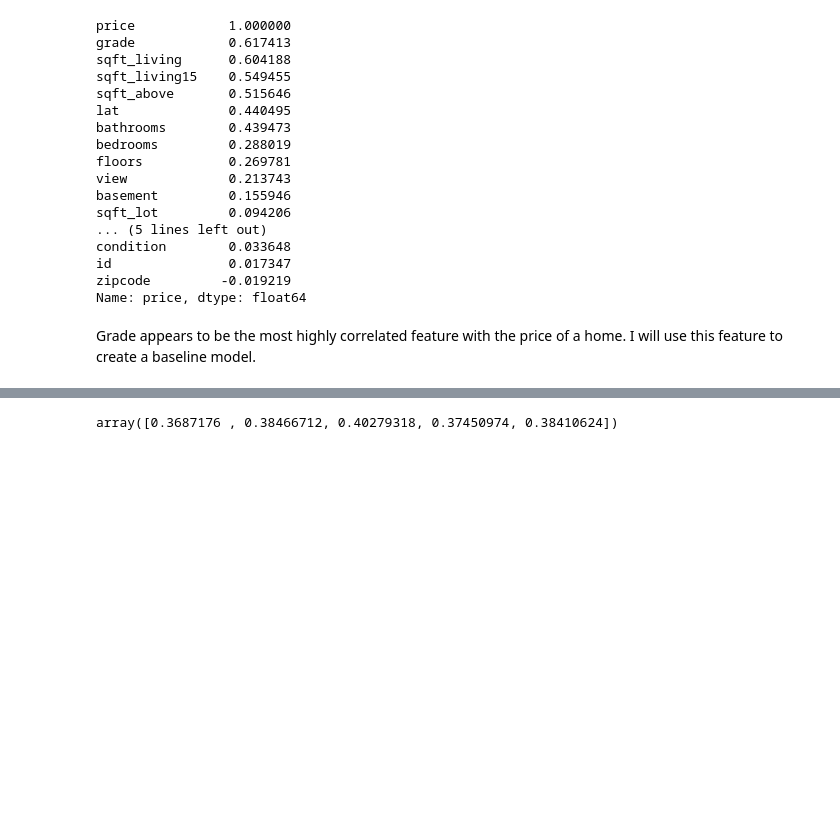
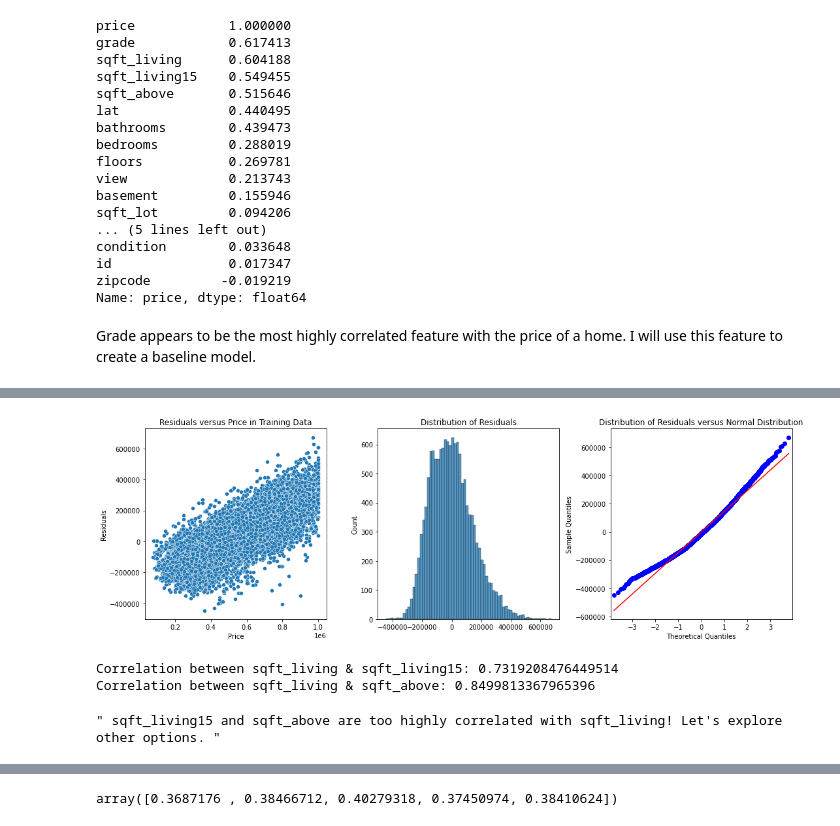
Before and after one commit to ran0027/dsc-phase2-project, a Jupyter notebook: analysis.ipynb, the cells around one changed output, grey strips where cells are left out. Cells and saved outputs as stored; diff of their text form; code cells hidden in the pictures; blank space fills up the shorter version.

```diff
--- a/analysis.ipynb
+++ b/analysis.ipynb
@@ -301,0 +453,41 @@ Grade appears to be the most highly correlated feature with the price of a home.
+# %%
+'''check assumptions for model 2'''
+
+# compute residuals for training data
+
+residuals = (y_train['price'] - model.predict(X_train)).values
+
+# check homoscedasticity, and normality of residuals
+
+fig, ax = plt.subplots(ncols=3, figsize=(15,5))
+
+ax[0].set(title='Residuals versus Price in Training Data', ylabel='Residuals', xlabel='Price')
+
+sns.scatterplot(x=y_train['price'], y=residuals, ax=ax[0])
+
+ax[1].set_title('Distribution of Residuals')
+
+sns.histplot(residuals, ax=ax[1])
+
+ax[2].set_title('Distribution of Residuals versus Normal Distribution')
+sm.qqplot(residuals, line='s', ax=ax[2])
+
+fig.tight_layout();
+# %% [output]
+[figure, added]
+# %%
+'''sqft_living15 and sqft_above are also somewhat highly correlated with price; are they too highly correlated with
+sqft_living to include?'''
+
+print('Correlation between sqft_living & sqft_living15: {}'.format(np.corrcoef(data['sqft_living15'],\
+                                                                               data['sqft_living'])[0,1]))
+
+print('Correlation between sqft_living & sqft_above: {}'.format(np.corrcoef(data['sqft_living'],\
+                                                                            data['sqft_above'])[0,1]))
+# %% [output]
+Correlation between sqft_living & sqft_living15: 0.7319208476449514
+Correlation between sqft_living & sqft_above: 0.8499813367965396
+# %%
+''' sqft_living15 and sqft_above are too highly correlated with sqft_living! Let's explore other options. '''
+# %% [output]
+" sqft_living15 and sqft_above are too highly correlated with sqft_living! Let's explore other options. "
```
Also changed, not shown: parts of 22 cells of this notebook, 1 other file.
